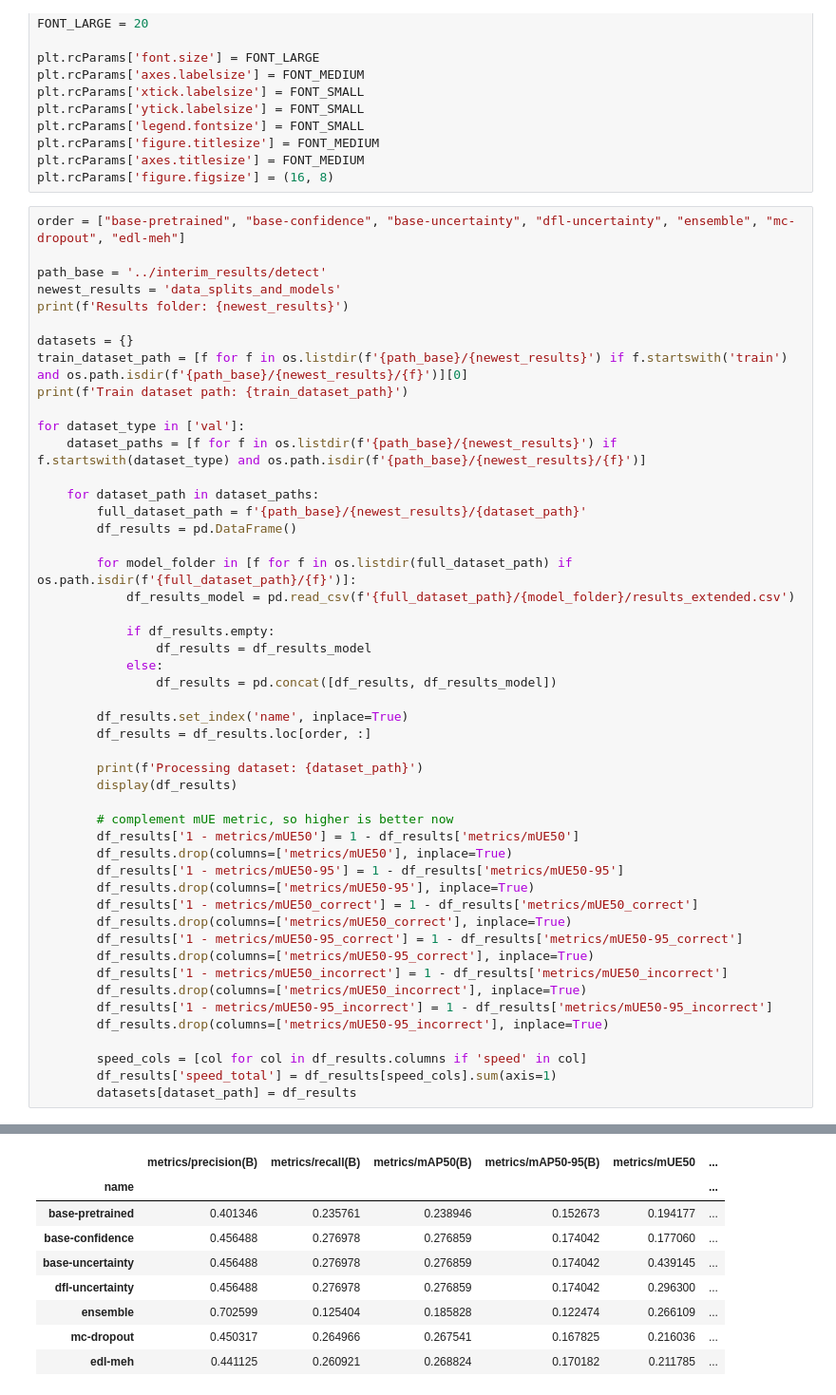
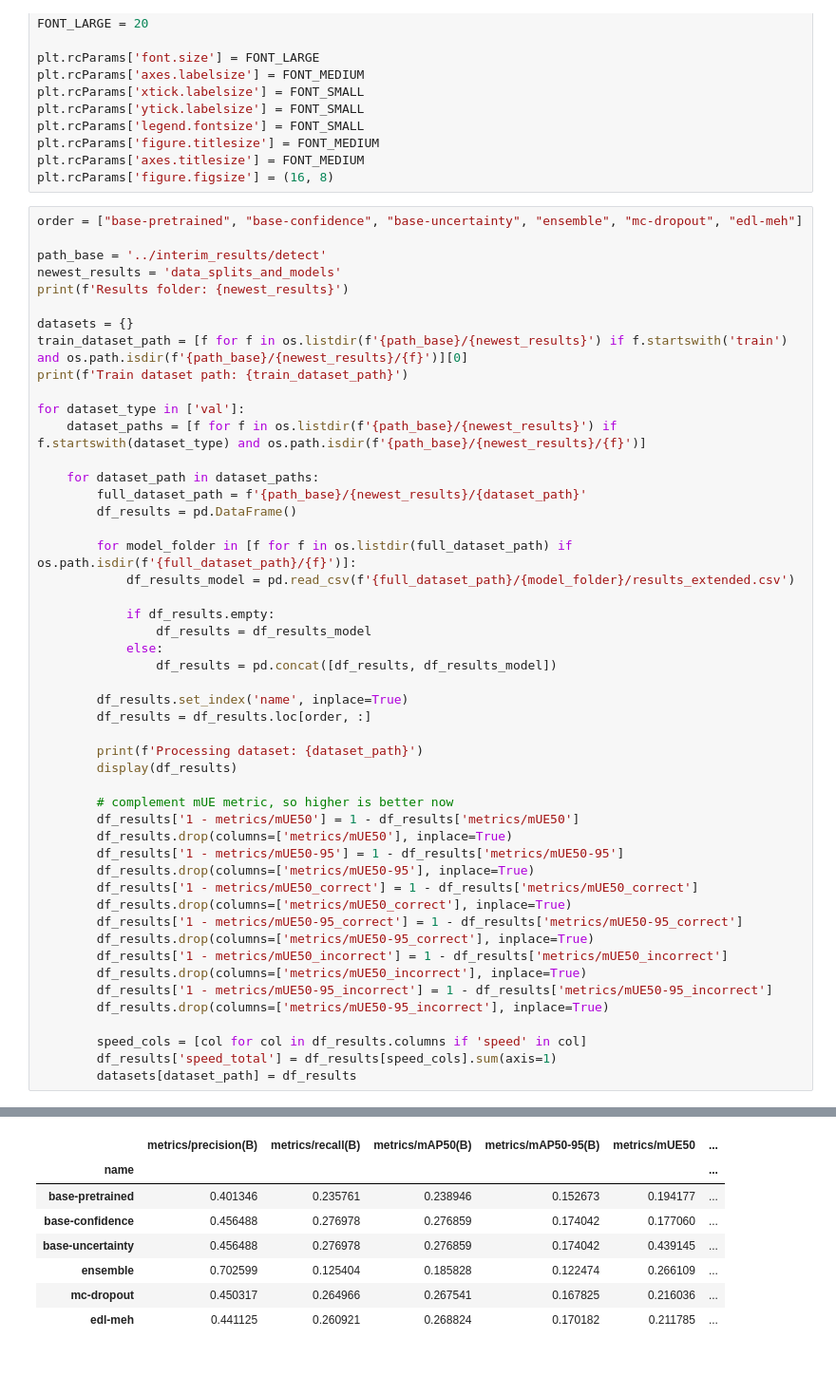
Before and after one commit to Sokadyn/yolo-edge-uncertainty, a Jupyter notebook: yolo_edge_uncertainty_scripts/interim_results_analysis.ipynb, the cells around one changed output, grey strips where cells are left out. Shown at 95% size. Drawn from its saved outputs; the diff is of its cells as text; blank space fills up the shorter version.

```diff
--- a/yolo_edge_uncertainty_scripts/interim_results_analysis.ipynb
+++ b/yolo_edge_uncertainty_scripts/interim_results_analysis.ipynb
@@ -33,7 +33,7 @@ plt.rcParams['figure.titlesize'] = FONT_MEDIUM
 plt.rcParams['axes.titlesize'] = FONT_MEDIUM
 plt.rcParams['figure.figsize'] = (16, 8)
 # %%
-order = ["base-pretrained", "base-confidence", "base-uncertainty", "dfl-uncertainty", "ensemble", "mc-dropout", "edl-meh"]
+order = ["base-pretrained", "base-confidence", "base-uncertainty", "ensemble", "mc-dropout", "edl-meh"]
 
 path_base = '../interim_results/detect'
 newest_results = 'data_splits_and_models'
@@ -63,34 +63,33 @@ for dataset_type in ['val']:
 
         print(f'Processing dataset: {dataset_path}')
         display(df_results)
 
         # complement mUE metric, so higher is better now
         df_results['1 - metrics/mUE50'] = 1 - df_results['metrics/mUE50']
         df_results.drop(columns=['metrics/mUE50'], inplace=True)
         df_results['1 - metrics/mUE50-95'] = 1 - df_results['metrics/mUE50-95']
         df_results.drop(columns=['metrics/mUE50-95'], inplace=True)
         df_results['1 - metrics/mUE50_correct'] = 1 - df_results['metrics/mUE50_correct']
         df_results.drop(columns=['metrics/mUE50_correct'], inplace=True)
         df_results['1 - metrics/mUE50-95_correct'] = 1 - df_results['metrics/mUE50-95_correct']
         df_results.drop(columns=['metrics/mUE50-95_correct'], inplace=True)
         df_results['1 - metrics/mUE50_incorrect'] = 1 - df_results['metrics/mUE50_incorrect']
         df_results.drop(columns=['metrics/mUE50_incorrect'], inplace=True)
         df_results['1 - metrics/mUE50-95_incorrect'] = 1 - df_results['metrics/mUE50-95_incorrect']
         df_results.drop(columns=['metrics/mUE50-95_incorrect'], inplace=True)
 
         speed_cols = [col for col in df_results.columns if 'speed' in col]
         df_results['speed_total'] = df_results[speed_cols].sum(axis=1)
         datasets[dataset_path] = df_results
 # %% [output]
 Results folder: data_splits_and_models
 Train dataset path: train-cityscapes-train-kitti-val-from-coco80
 Processing dataset: val-foggy-cityscapes-from-coco80
 |  | metrics/precision(B) | metrics/recall(B) | metrics/mAP50(B) | metrics/mAP50-95(B) | metrics/mUE50 | ... |
 | name |  |  |  |  |  | ... |
 | base-pretrained | 0.401346 | 0.235761 | 0.238946 | 0.152673 | 0.194177 | ... |
 | base-confidence | 0.456488 | 0.276978 | 0.276859 | 0.174042 | 0.177060 | ... |
 | base-uncertainty | 0.456488 | 0.276978 | 0.276859 | 0.174042 | 0.439145 | ... |
-| dfl-uncertainty | 0.456488 | 0.276978 | 0.276859 | 0.174042 | 0.296300 | ... |
 | ensemble | 0.702599 | 0.125404 | 0.185828 | 0.122474 | 0.266109 | ... |
 | mc-dropout | 0.450317 | 0.264966 | 0.267541 | 0.167825 | 0.216036 | ... |
 | edl-meh | 0.441125 | 0.260921 | 0.268824 | 0.170182 | 0.211785 | ... |
```
Also changed, not shown: parts of 6 cells of this notebook, 8 other files.
